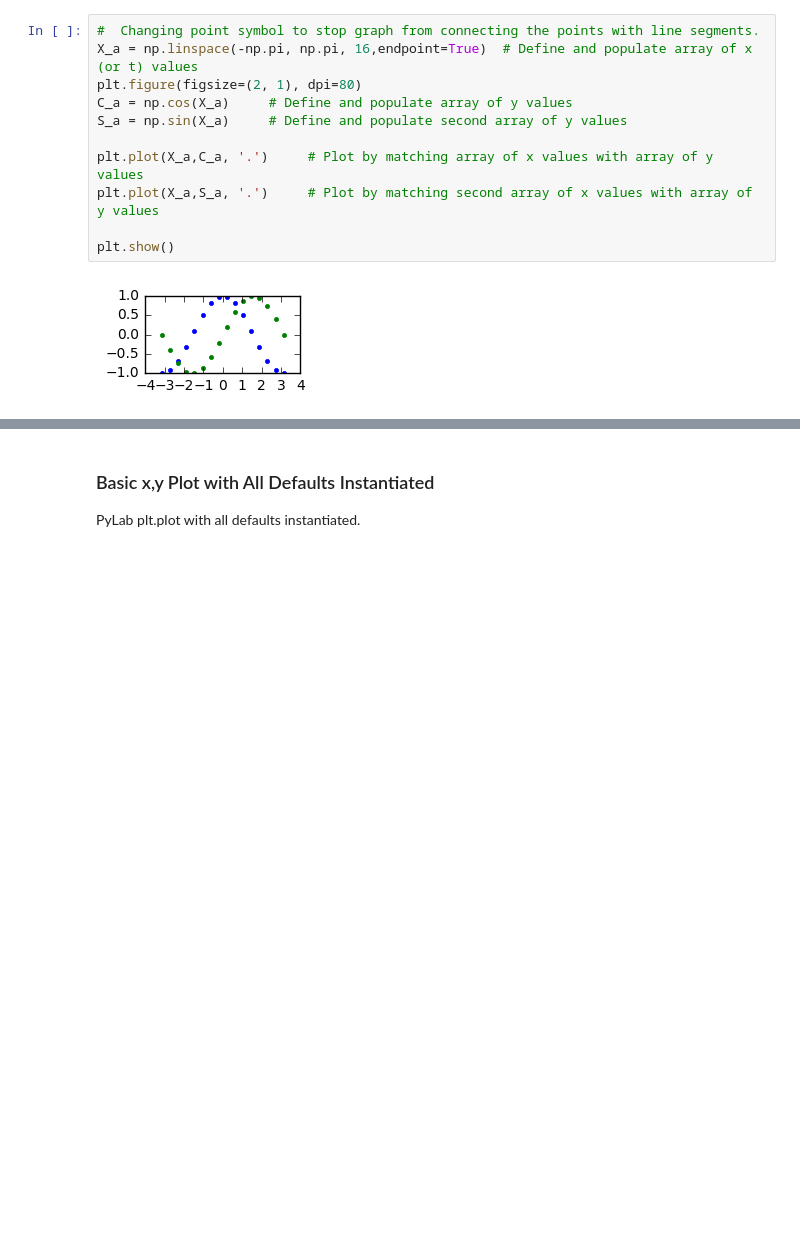
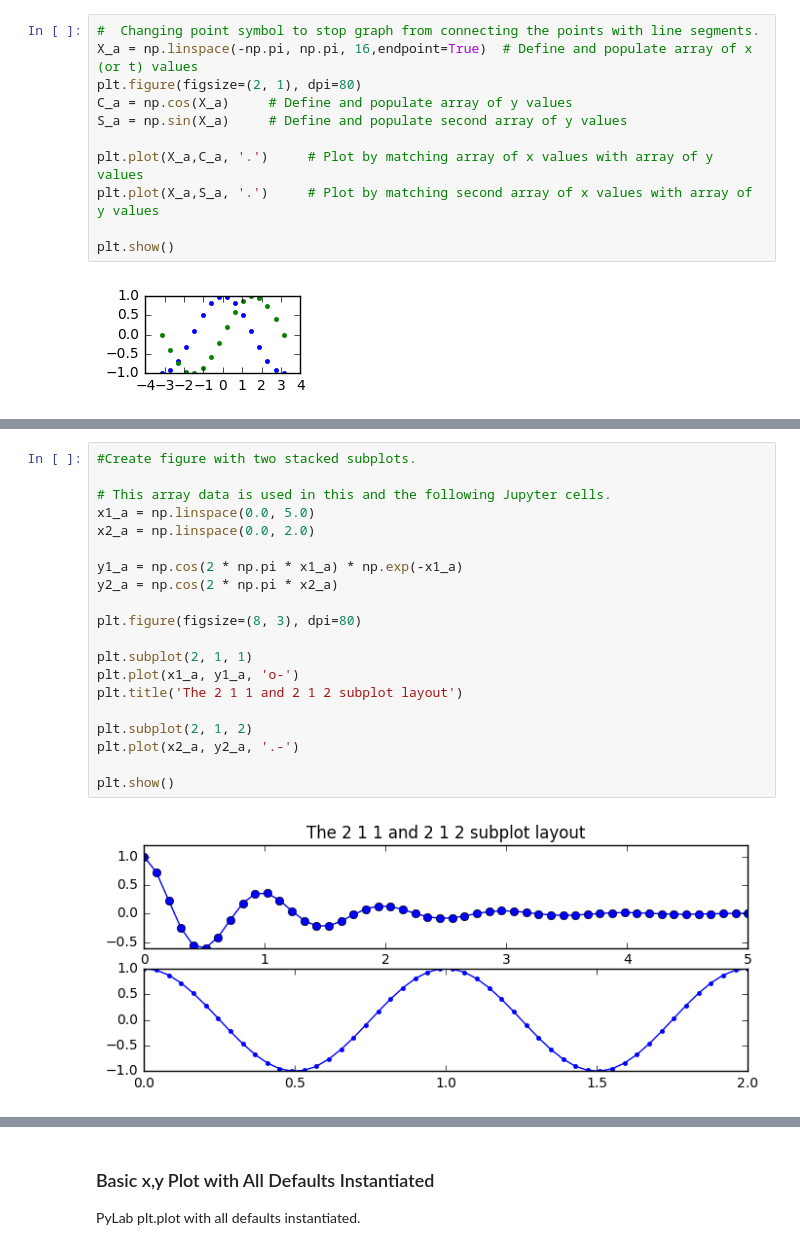
Before and after one commit to austinoid/Python_Student_Notebooks, a Jupyter notebook: MatPlotLib for Python Student Notebook.ipynb, the cells around one changed output, grey strips where cells are left out. Drawn from its saved outputs; the diff is of its cells as text; blank space fills up the shorter version.

```diff
--- a/MatPlotLib for Python Student Notebook.ipynb
+++ b/MatPlotLib for Python Student Notebook.ipynb
@@ -151,0 +234,22 @@ plt.show()
+# %%
+#Create figure with two stacked subplots.
+
+# This array data is used in this and the following Jupyter cells.
+x1_a = np.linspace(0.0, 5.0)
+x2_a = np.linspace(0.0, 2.0)
+
+y1_a = np.cos(2 * np.pi * x1_a) * np.exp(-x1_a)
+y2_a = np.cos(2 * np.pi * x2_a)
+
+plt.figure(figsize=(8, 3), dpi=80)
+
+plt.subplot(2, 1, 1)
+plt.plot(x1_a, y1_a, 'o-')
+plt.title('The 2 1 1 and 2 1 2 subplot layout')
+
+plt.subplot(2, 1, 2)
+plt.plot(x2_a, y2_a, '.-')
+
+plt.show()
+# %% [output]
+[figure, added]
```
Also changed, not shown: parts of 16 cells of this notebook, 6 other files.
